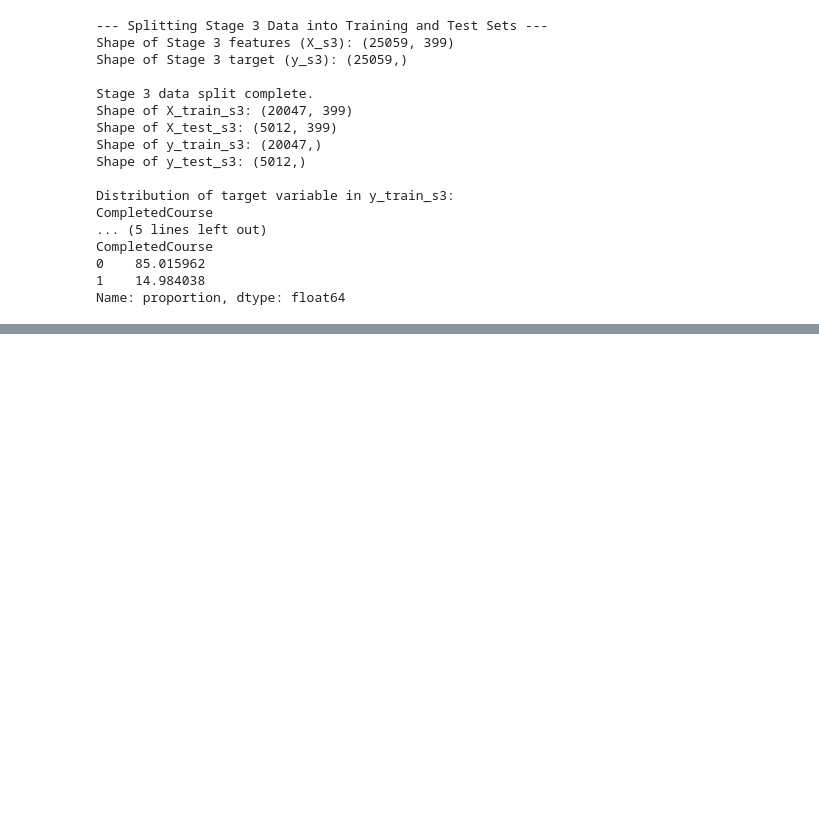
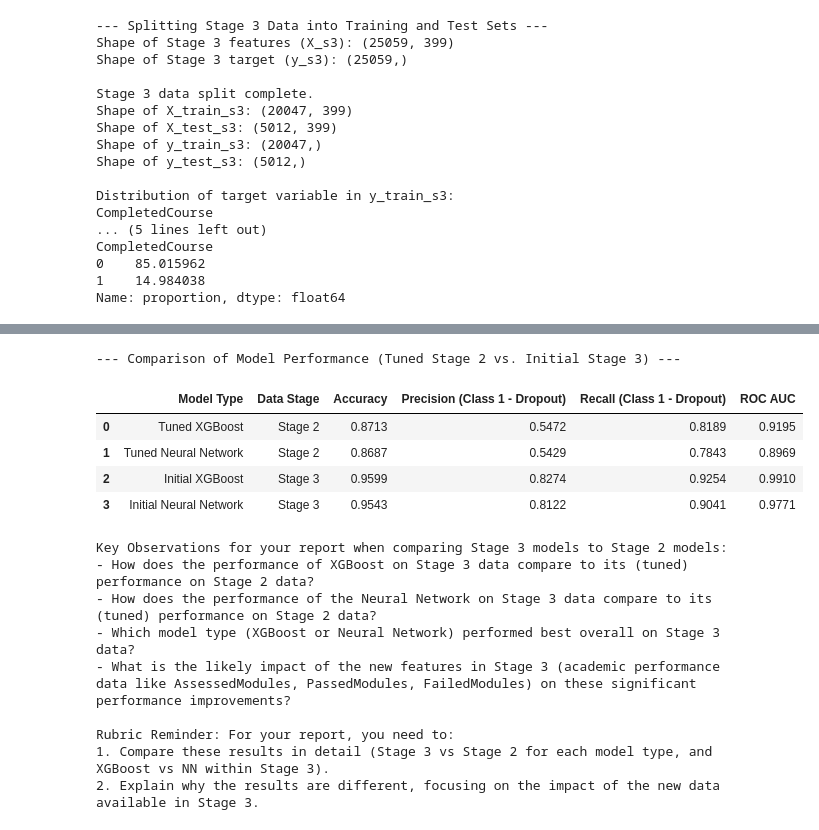
Before and after one commit to ebolofis/Data-Science-Machine-Learning, a Jupyter notebook: CAM_DS_C201_Mini_project_6_3_P3_24_.ipynb, the cells around one changed output, grey strips where cells are left out. Cells and saved outputs as stored; diff of their text form; code cells hidden in the pictures; blank space fills up the shorter version.

```diff
--- a/CAM_DS_C201_Mini_project_6_3_P3_24_.ipynb
+++ b/CAM_DS_C201_Mini_project_6_3_P3_24_.ipynb
@@ -3561,0 +3894,63 @@ By submitting your project, you indicate that the work is your own and has been
+# %%
+# --- Cell S3.15: Overall Model Comparison (Best of Stage 2 vs. Initial Stage 3) ---
+import pandas as pd
+
+# Data for the comparison table
+# Please verify these values against your actual outputs from the respective cells.
+comparison_data_s2_vs_s3 = {
+    'Model Type': [
+        'Tuned XGBoost', 'Tuned Neural Network',
+        'Initial XGBoost', 'Initial Neural Network'
+    ],
+    'Data Stage': [
+        'Stage 2', 'Stage 2',
+        'Stage 3', 'Stage 3'
+    ],
+    'Accuracy': [
+        0.8713, 0.8687,   # Tuned Stage 2 values
+        0.9599, 0.9543    # Initial Stage 3 values
+    ],
+    'Precision (Class 1 - Dropout)': [
+        0.5472, 0.5429,   # Tuned Stage 2 values
+        0.8274, 0.8122    # Initial Stage 3 values
+    ],
+    'Recall (Class 1 - Dropout)': [
+        0.8189, 0.7843,   # Tuned Stage 2 values
+        0.9254, 0.9041    # Initial Stage 3 values
+    ],
+    'ROC AUC': [
+        0.9195, 0.8969,   # Tuned Stage 2 values
+        0.9910, 0.9771    # Initial Stage 3 values
+    ]
+}
+
+comparison_s2_s3_df = pd.DataFrame(comparison_data_s2_vs_s3)
+
+print("--- Comparison of Model Performance (Tuned Stage 2 vs. Initial Stage 3) ---")
+display(comparison_s2_s3_df)
+
+print("\nKey Observations for your report when comparing Stage 3 models to Stage 2 models:")
+print("- How does the performance of XGBoost on Stage 3 data compare to its (tuned) performance on Stage 2 data?")
+print("- How does the performance of the Neural Network on Stage 3 data compare to its (tuned) performance on Stage 2 data?")
+print("- Which model type (XGBoost or Neural Network) performed best overall on Stage 3 data?")
+print("- What is the likely impact of the new features in Stage 3 (academic performance data like AssessedModules, PassedModules, FailedModules) on these significant performance improvements?")
+
+print("\nRubric Reminder: For your report, you need to:")
+print("1. Compare these results in detail (Stage 3 vs Stage 2 for each model type, and XGBoost vs NN within Stage 3).")
+print("2. Explain why the results are different, focusing on the impact of the new data available in Stage 3.")
+# %% [output]
+--- Comparison of Model Performance (Tuned Stage 2 vs. Initial Stage 3) ---
+|  | Model Type | Data Stage | Accuracy | Precision (Class 1 - Dropout) | Recall (Class 1 - Dropout) | ROC AUC |
+| 0 | Tuned XGBoost | Stage 2 | 0.8713 | 0.5472 | 0.8189 | 0.9195 |
+| 1 | Tuned Neural Network | Stage 2 | 0.8687 | 0.5429 | 0.7843 | 0.8969 |
+| 2 | Initial XGBoost | Stage 3 | 0.9599 | 0.8274 | 0.9254 | 0.9910 |
+| 3 | Initial Neural Network | Stage 3 | 0.9543 | 0.8122 | 0.9041 | 0.9771 |
+Key Observations for your report when comparing Stage 3 models to Stage 2 models:
+- How does the performance of XGBoost on Stage 3 data compare to its (tuned) performance on Stage 2 data?
+- How does the performance of the Neural Network on Stage 3 data compare to its (tuned) performance on Stage 2 data?
+- Which model type (XGBoost or Neural Network) performed best overall on Stage 3 data?
+- What is the likely impact of the new features in Stage 3 (academic performance data like AssessedModules, PassedModules, FailedModules) on these significant performance improvements?
+
+Rubric Reminder: For your report, you need to:
+1. Compare these results in detail (Stage 3 vs Stage 2 for each model type, and XGBoost vs NN within Stage 3).
+2. Explain why the results are different, focusing on the impact of the new data available in Stage 3.
```
Also changed, not shown: parts of 36 cells of this notebook.
